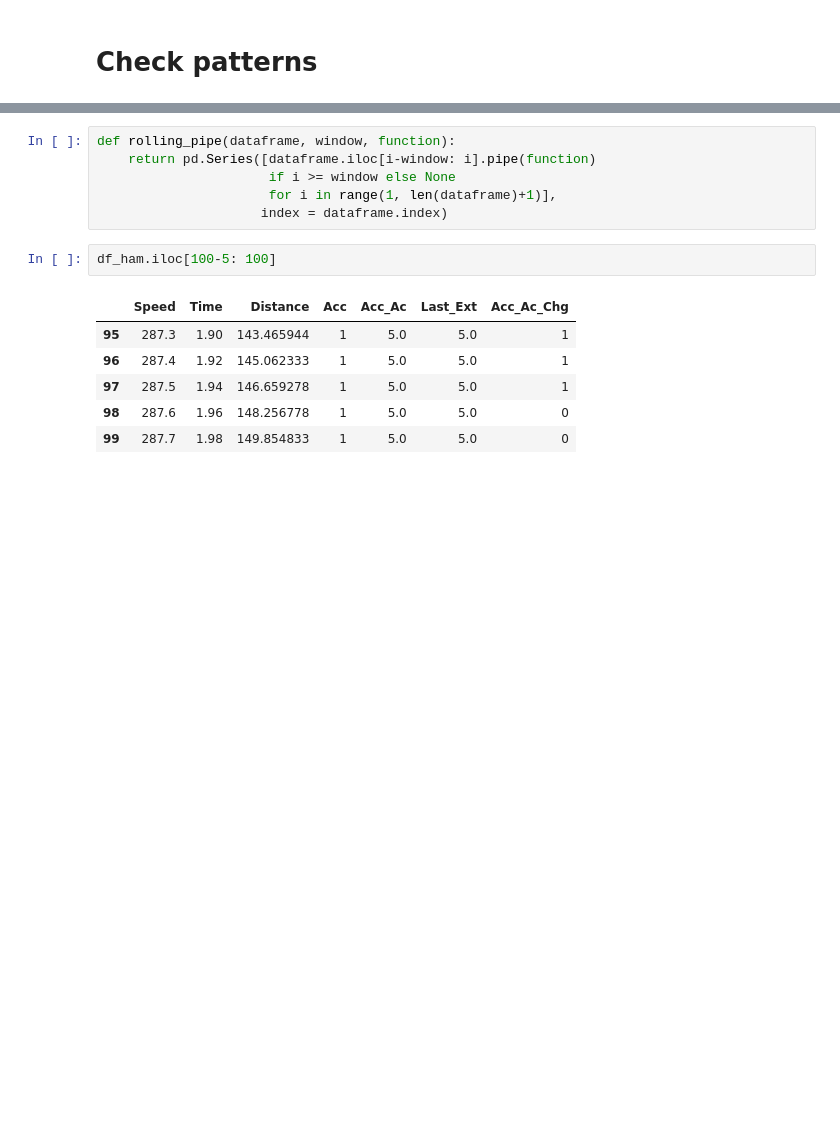
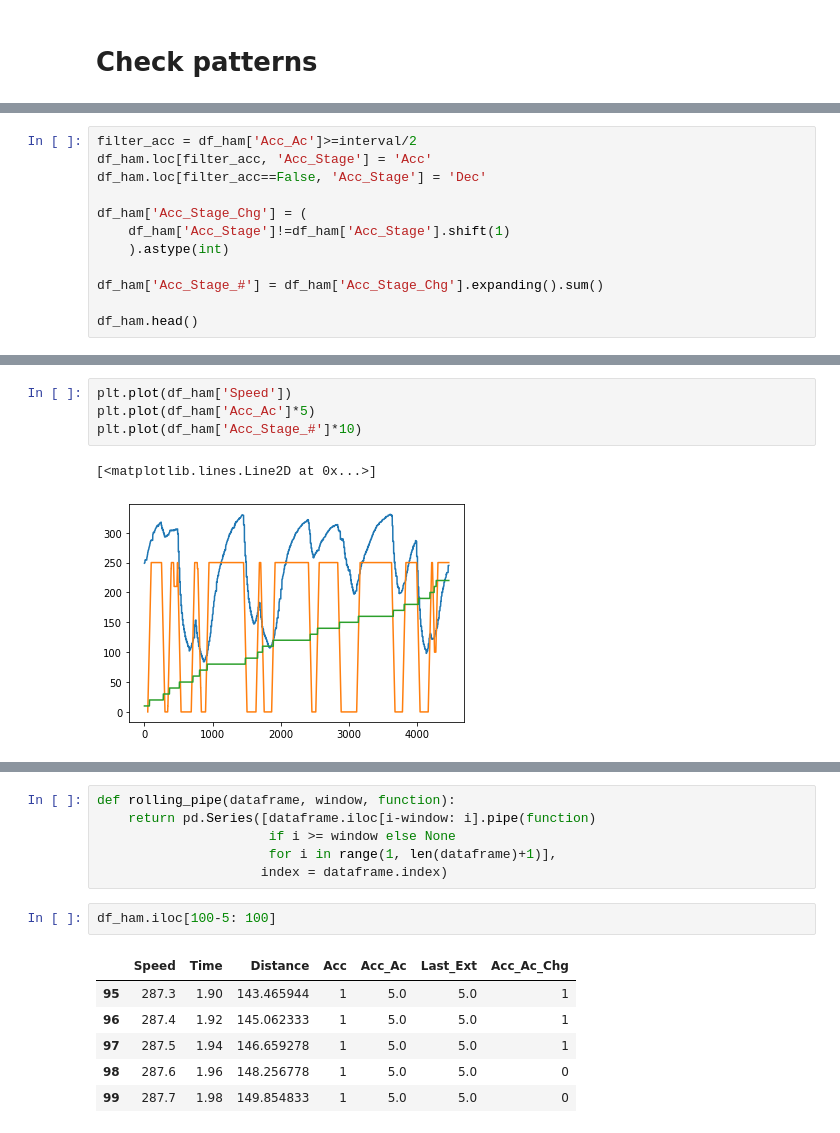
Before and after one commit to JotaBlanco/F1_Data, a Jupyter notebook: F1_Lapping.ipynb, the cells around one changed output, grey strips where cells are left out. Saved outputs shown, nothing was run; the diff lists cells and outputs as text; blank space fills up the shorter version.

```diff
--- a/F1_Lapping.ipynb
+++ b/F1_Lapping.ipynb
@@ -239,0 +234,12 @@ def last_extreme(img, extreme_up, extreme_low):
+# %%
+filter_acc = df_ham['Acc_Ac']>=interval/2
+df_ham.loc[filter_acc, 'Acc_Stage'] = 'Acc'
+df_ham.loc[filter_acc==False, 'Acc_Stage'] = 'Dec'
+
+df_ham['Acc_Stage_Chg'] = (
+    df_ham['Acc_Stage']!=df_ham['Acc_Stage'].shift(1)
+    ).astype(int)
+
+df_ham['Acc_Stage_#'] = df_ham['Acc_Stage_Chg'].expanding().sum()
+
+df_ham.head()
@@ -239,0 +253,7 @@ def last_extreme(img, extreme_up, extreme_low):
+# %%
+plt.plot(df_ham['Speed'])
+plt.plot(df_ham['Acc_Ac']*5)
+plt.plot(df_ham['Acc_Stage_#']*10)
+# %% [output]
+[<matplotlib.lines.Line2D at 0x...>]
+[figure, added]
```
Also changed, not shown: parts of 71 cells of this notebook.
